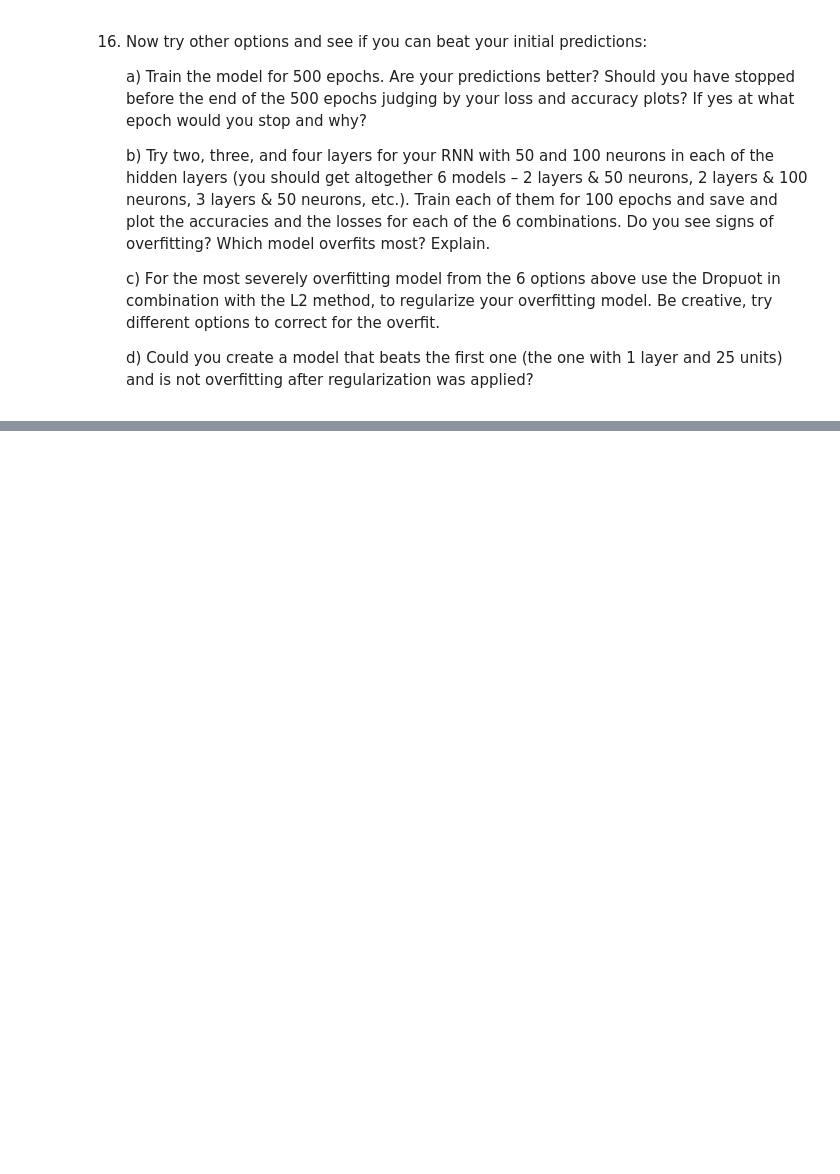
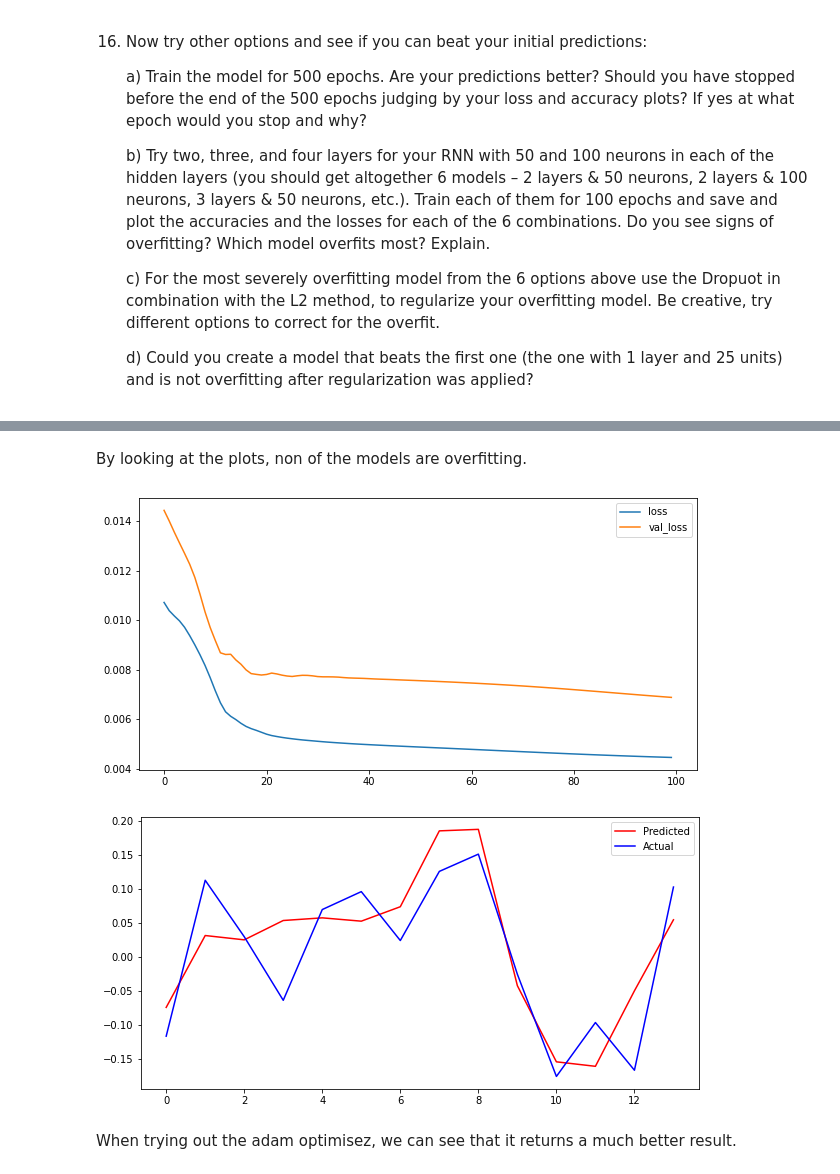
Before and after one commit to iondodon/RNDL, a Jupyter notebook: lab1/lab1.ipynb, the cells around one changed output, grey strips where cells are left out. Cells and saved outputs as stored; diff of their text form; code cells hidden in the pictures; blank space fills up the shorter version.

```diff
--- a/lab1/lab1.ipynb
+++ b/lab1/lab1.ipynb
@@ -390,0 +421,13 @@ Epoch 100/100
+# %% [markdown]
+By looking at the plots, non of the models are overfitting.
+# %%
+# trying out the adam optimizer
+layers = [
+    LSTM(25),
+]
+predict(layers, epochs=100, loss='mse', optimizer='adam')
+# %% [output]
+[figure, added]
+[figure, added]
+# %% [markdown]
+When trying out the adam optimisez, we can see that it returns a much better result.
```
Also changed, not shown: parts of 4 cells of this notebook, 1 other file.
